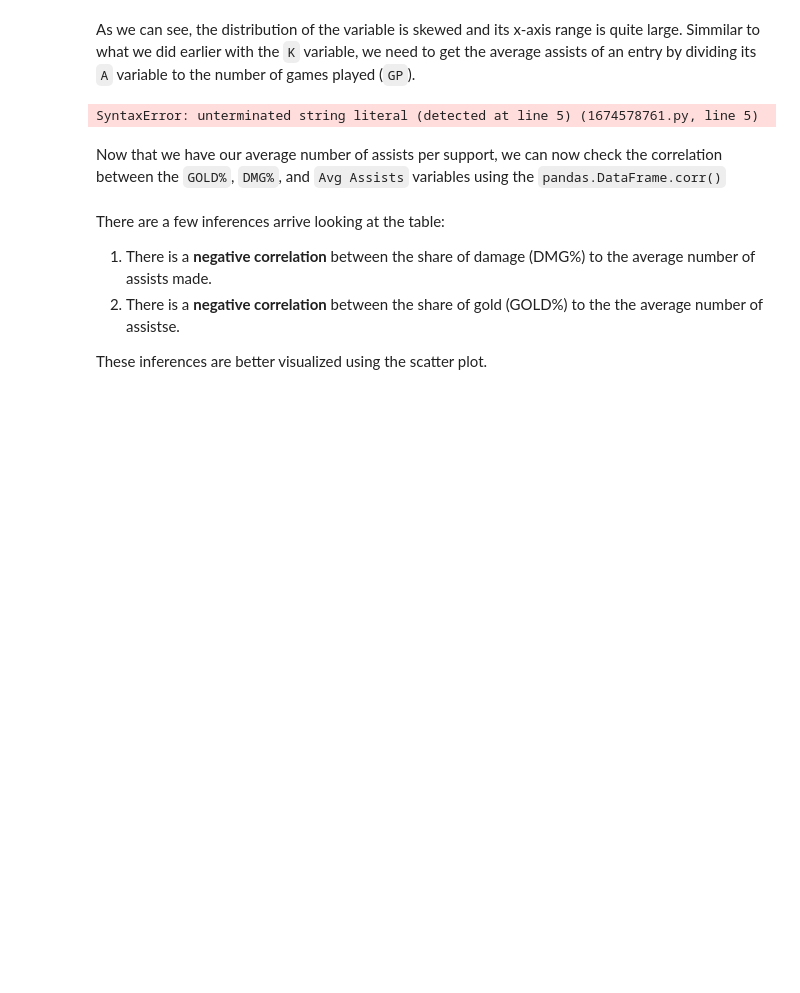
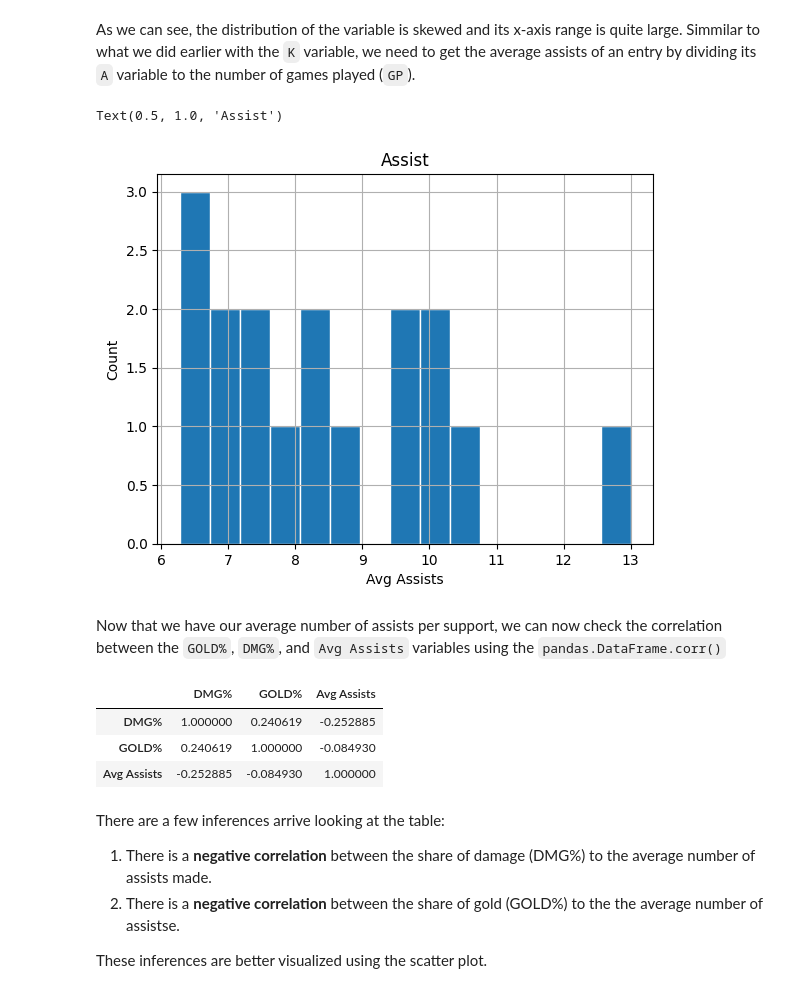
Before and after one commit to Joseph-Ano/League-of-Legends-dataset-visualization, a Jupyter notebook: S13 MCO1 Group8.ipynb, the cells around one changed output. Drawn from its saved outputs; the diff is of its cells as text; code cells hidden in the pictures; blank space fills up the shorter version.

Commit message:
update: fixed errors

```diff
--- a/S13 MCO1 Group8.ipynb
+++ b/S13 MCO1 Group8.ipynb
@@ -366,8 +366,8 @@ Looking at the three plots, the Support role seems to received the least is unqi
 
 Because of this, we want to also see the correlation between the Assists (`A`) of the support to the `DMG%` and `GOLD%`. To do this, we must first isolate all of the entries that have a `Pos` value of "Support" and extract only the variables we need which are the `DMG%`, `GOLD%`, `A`, and `GP` variables. After which we create a deep copy of it and assign it to a variable called `sup_df` and view the shape of its distribution through a histogram.
 # %%
-sup_df = lol_df.loc[lol_df["Pos"] == "Support", ['DMG%', 'GOLD%', 'A', 'GP']].copy(True)
-sup_df.hist('A', edgecolor='w', bins=15)
+support_df = lol_df.loc[lol_df["Pos"] == "Support", ['DMG%', 'GOLD%', 'A', 'GP']].copy(True)
+support_df.hist('A', edgecolor='w', bins=15)
 plt.xlabel("Assists")
 plt.ylabel("Count")
 # %% [output]
@@ -376,17 +376,23 @@ Text(0, 0.5, 'Count')
 # %% [markdown]
 As we can see, the distribution of the variable is skewed and its x-axis range is quite large. Simmilar to what we did earlier with the `K` variable, we need to get the average assists of an entry by dividing its `A` variable to the number of games played (`GP`).
 # %%
-sup_df['Avg Assists'] = sup_df['A'] /  sup_df['GP']
-sup_df.hist('Avg Assists', edgecolor='w', bins=15)
+support_df['Avg Assists'] = support_df['A'] /  support_df['GP']
+support_df.hist('Avg Assists', edgecolor='w', bins=15)
 plt.xlabel("Avg Assists")
 plt.ylabel("Count")
-plt.title("Assi
+plt.title("Assist")
 # %% [output]
-SyntaxError: unterminated string literal (detected at line 5) (1674578761.py, line 5)
+Text(0.5, 1.0, 'Assist')
+[figure, added]
 # %% [markdown]
 Now that we have our average number of assists per support, we can now check the correlation between the `GOLD%`, `DMG%`, and `Avg Assists` variables using the `pandas.DataFrame.corr()`
 # %%
-sup_df.drop(['GP','A'], axis=1).corr()
+support_df.drop(['GP','A'], axis=1).corr()
+# %% [output]
+|  | DMG% | GOLD% | Avg Assists |
+| DMG% | 1.000000 | 0.240619 | -0.252885 |
+| GOLD% | 0.240619 | 1.000000 | -0.084930 |
+| Avg Assists | -0.252885 | -0.084930 | 1.000000 |
 # %% [markdown]
 There are a few inferences arrive looking at the table:
 1. There is a **negative correlation** between the share of damage (DMG%) to the average number of assists made.
```
Also changed, not shown: parts of 8 cells of this notebook.
